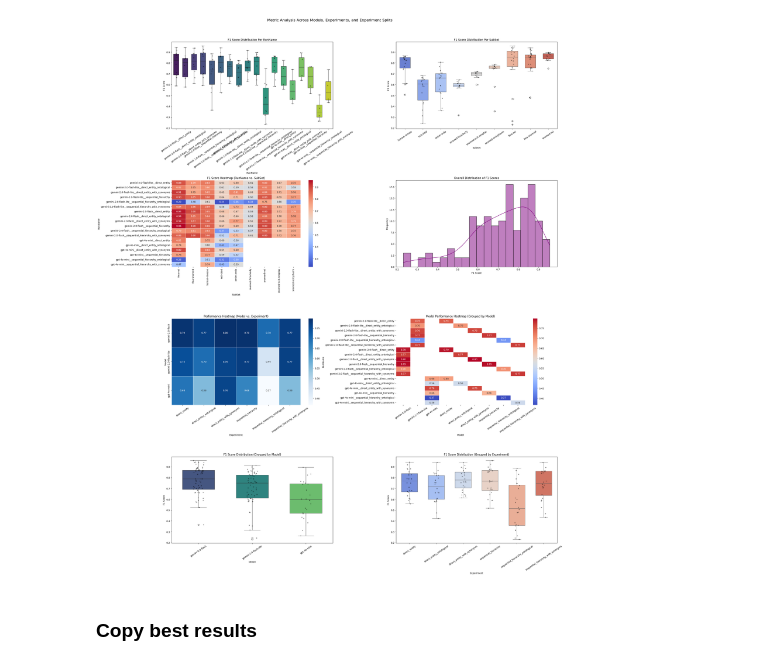
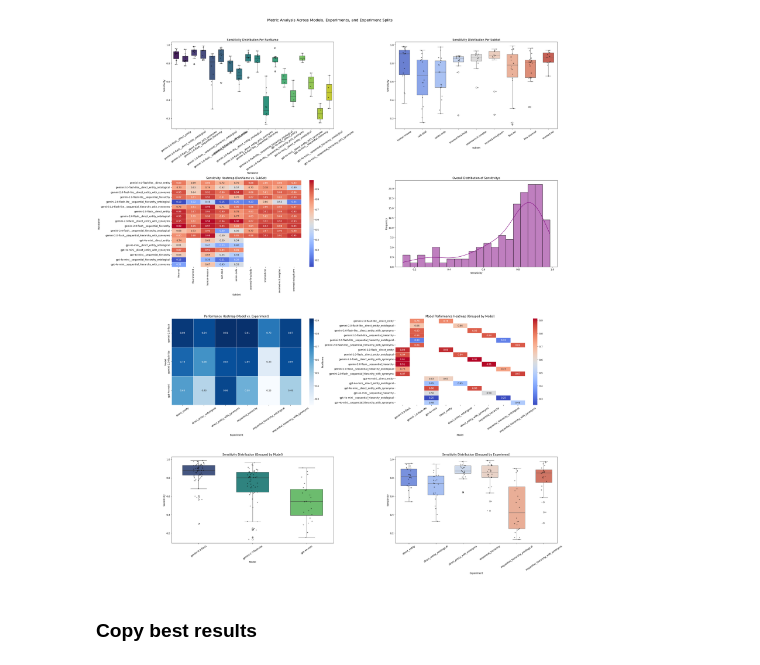
Before and after one commit to city-artificial-intelligence/logmap-llm-exp, a Jupyter notebook: notebooks/analyze_results.ipynb, the cells around one changed output. Cells and saved outputs as stored; diff of their text form; code cells hidden in the pictures.

```diff
--- a/notebooks/analyze_results.ipynb
+++ b/notebooks/analyze_results.ipynb
@@ -24,89 +147,23 @@ metrics_df.head()
 | 3 | sequential_hierarchy | 0.8024 | 0.7783 | 0.9693 | 0.8634 | 0.5000 | 0.9693 | anatomy | human-mouse | ... |
 | 4 | sequential_hierarchy_ontological | 0.7628 | 0.7696 | 0.9018 | 0.8305 | 0.5111 | 0.9018 | anatomy | human-mouse | ... |
 # %%
-metric = "F1 Score"
+metric = "Sensitivity"
+experiment_col, left_col, right_col = "Experiment", "SubSet", "Model"
+experiment_col, left_col, right_col = "SubSet", "Model", "Experiment"
 
-experiment_col, left_col, right_col = 'Experiment', "SubSet", "Model"
-experiment_col, left_col, right_col = "SubSet", "Model", 'Experiment'
-
-run_col_name = "RunName"
-left_col_name = "leftPart"
-right_col_name = "rightPart"
-run_separator = "__"
-
-metrics_df[run_col_name] = metrics_df[left_col].str.cat(metrics_df[right_col], sep=run_separator)
-
-metrics_df[left_col_name] = metrics_df[run_col_name].str.split(run_separator).str[0]
-metrics_df[right_col_name] = metrics_df[run_col_name].str.split(run_separator).str[1]
-
-
-fig, axes = plt.subplots(4, 2, figsize=(28, 34))
-fig.suptitle("Metric Analysis Across Models, Experiments, and Experiment Splits", fontsize=16)
-axes = axes.flatten()
-
-# 1. Box Plot + Points: {metric}s Per Model
-sns.boxplot(ax=axes[0], data=metrics_df, x=run_col_name, y=metric, palette="viridis", width=0.6, hue=run_col_name, legend=False)
-sns.stripplot(ax=axes[0], data=metrics_df, x=run_col_name, y=metric, color="black", alpha=0.5, jitter=True, size=4)
-axes[0].set_title(f"{metric} Distribution Per {run_col_name}")
-axes[0].tick_params(axis="x", rotation=34)
-
-# 2. Box Plot + Points: {metric}s Per Experiment Type
-sns.boxplot(ax=axes[1], data=metrics_df, x=experiment_col, y=metric, palette="coolwarm", width=0.6, hue=experiment_col, legend=False)
-sns.stripplot(ax=axes[1], data=metrics_df, x=experiment_col, y=metric, color="black", alpha=0.5, jitter=True, size=4)
-axes[1].set_title(f"{metric} Distribution Per {experiment_col}")
-axes[1].tick_params(axis="x", rotation=34)
-
-# 3. Heatmap: Metric Performance (Model vs. Experiment)
-pivot_table = metrics_df.pivot_table(index=run_col_name, columns=experiment_col, values=metric, sort=True)
-sns.heatmap(ax=axes[2], data=pivot_table, cmap="coolwarm", annot=True, fmt=".2f", linewidths=0.5)
-axes[2].set_title(f"{metric.title()} Heatmap ({run_col_name} vs. {experiment_col})")
-axes[2].set_xlabel(f"{experiment_col}")
-axes[2].set_ylabel(f"{run_col_name}")
-
-# 4. Histogram: Overall Distribution of {metric}s
-sns.histplot(ax=axes[3], data=metrics_df[metric], bins=20, kde=True, color="purple")
-axes[3].set_title(f"Overall Distribution of {metric}s")
-axes[3].set_xlabel(f"{metric}")
-axes[3].set_ylabel("Frequency")
-
-# 5. Heatmap: Metric Performance ({left_col} vs. {right_col})
-pivot_table_lr = metrics_df.pivot_table(index=left_col_name, columns=right_col_name, values=metric)
-sns.heatmap(ax=axes[4], data=pivot_table_lr, cmap="Blues", annot=True, fmt=".2f", linewidths=0.5)
-axes[4].set_title(f"Performance Heatmap ({left_col} vs. {right_col})")
-axes[4].set_xlabel(f"{right_col}")
-axes[4].set_ylabel(f"{left_col}")
-axes[4].tick_params(axis="x", rotation=34)
-
-# 6. Heatmap: Model Performance by Left & {right_col}
-pivot_table_left = metrics_df.pivot_table(index=run_col_name, columns=left_col_name, values=metric)
-pivot_table_right = metrics_df.pivot_table(index=run_col_name, columns=right_col_name, values=metric)
-combined = pd.concat([pivot_table_left, pivot_table_right], axis=1)
-
-sns.heatmap(ax=axes[5], data=combined, cmap="coolwarm", annot=True, fmt=".2f", linewidths=0.5)
-axes[5].set_title(f"Model Performance Heatmap (Grouped by {left_col})")
-axes[5].set_xlabel(f"{left_col}")
-axes[5].set_ylabel(f"{run_col_name}")
-axes[5].tick_params(axis="x", rotation=34)
-
-# 7. Box Plot: {metric}s Grouped by {left_col}
-sns.boxplot(ax=axes[6], data=metrics_df, x=left_col_name, y=metric, palette="viridis", width=0.6, hue=left_col_name, legend=False)
-sns.stripplot(ax=axes[6], data=metrics_df, x=left_col_name, y=metric, color="black", alpha=0.5, jitter=True, size=4)
-axes[6].set_title(f"{metric} Distribution (Grouped by {left_col})")
-axes[6].set_xlabel(f"{left_col}")
-
-axes[6].tick_params(axis="x", rotation=34)
-
-# 8. Box Plot: {metric}s Grouped by {right_col}
-sns.boxplot(ax=axes[7], data=metrics_df, x=right_col_name, y=metric, palette="coolwarm", width=0.6, hue=right_col_name, legend=False)
-sns.stripplot(ax=axes[7], data=metrics_df, x=right_col_name, y=metric, color="black", alpha=0.5, jitter=True, size=4)
-axes[7].set_title(f"{metric} Distribution (Grouped by {right_col})")
-axes[7].set_xlabel(f"{right_col}")
-axes[7].tick_params(axis="x", rotation=34)
-
-plt.tight_layout(rect=[0, 0, 1, 0.96])
-plt.show()
+plot_detaild_analysis(
+    metrics_df=metrics_df,
+    metric=metric,
+    run_col_name="RunName",
+    experiment_col=experiment_col,
+    left_col=left_col,
+    right_col=right_col,
+    left_col_name="leftPart",
+    right_col_name="rightPart",
+    run_separator="__",
+)
 # %% [output]
-[figure, old version]
+[figure, new version]
 # %% [markdown]
 ### Copy best results
 # %%
```
Also changed, not shown: parts of 6 cells of this notebook, 2 other files.
